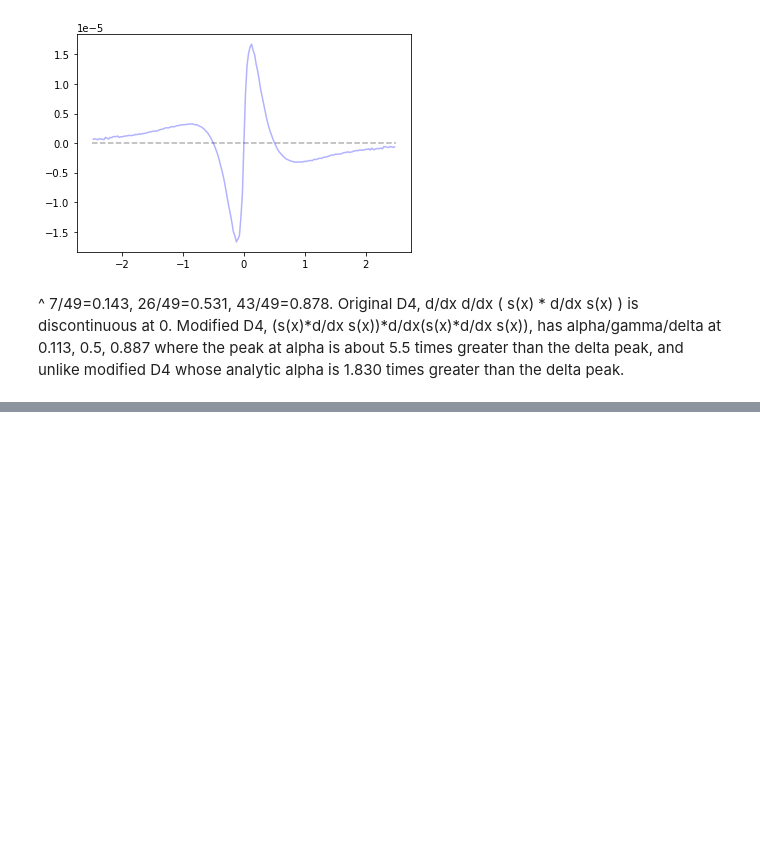
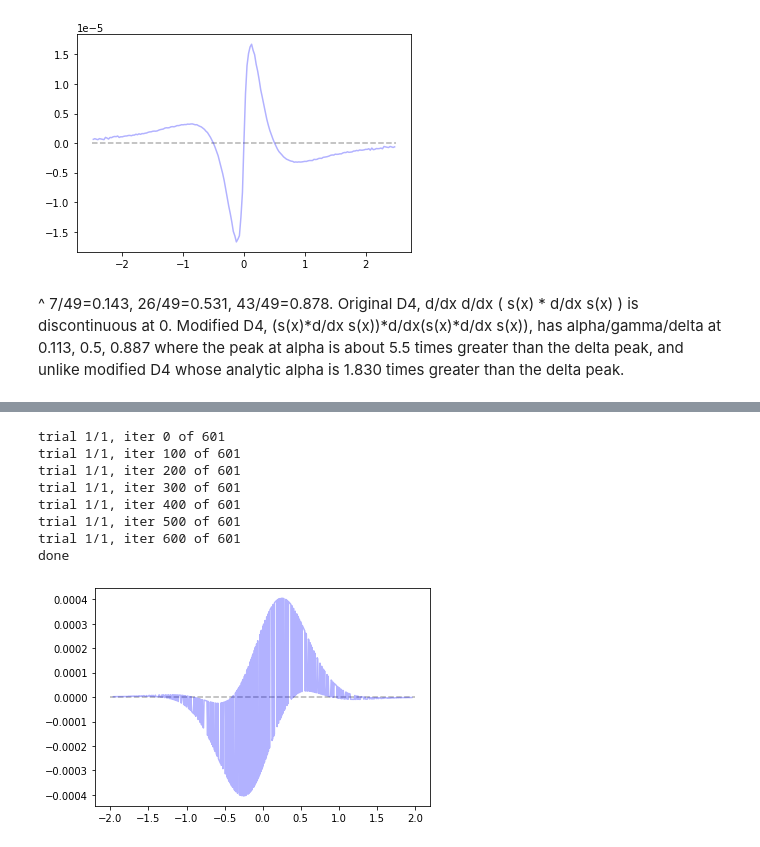
Before and after one commit to taoketao/activation-zones, a Jupyter notebook: noise-follows-D4-experiments/tf/noise-follows-D4-notebook.ipynb, the cells around one changed output, grey strips where cells are left out. Drawn from its saved outputs; the diff is of its cells as text; code cells hidden in the pictures; blank space fills up the shorter version.

```diff
--- a/noise-follows-D4-experiments/tf/noise-follows-D4-notebook.ipynb
+++ b/noise-follows-D4-experiments/tf/noise-follows-D4-notebook.ipynb
@@ -821,0 +877,24 @@ Modified D4, (s(x)*d/dx s(x))*d/dx(s(x)*d/dx s(x)), has alpha/gamma/delta at 0.1
+# %%
+Y_data = [-.6585*1.1,.6585*1.1]
+X_data = [ np.ones((1,)) for v in Y_data ]     # x_counter
+Weights, bounds = weights_range(-2,2,150)
+N_trials = 1
+normz=True
+Nonlinearity= ('tanh',  tanh )
+wtc=query_manual_model_wrapper(n_epochs=15, batchsize=1)
+
+for trial_counter in range(N_trials):
+    plt.plot(bounds,[0,0], '--', color=[0,0,0,0.3])
+    plt.plot([w[1] for w in wtc if w[0]==trial_counter],
+                 [w[2]+d2_tanh(w[1])*.04 for w in wtc if w[0]==trial_counter] ,
+                 color=[0, trial_counter/(N_trials), 1-trial_counter/(N_trials), 0.3])
+# %% [output]
+trial 1/1, iter 0 of 601
+trial 1/1, iter 100 of 601
+trial 1/1, iter 200 of 601
+trial 1/1, iter 300 of 601
+trial 1/1, iter 400 of 601
+trial 1/1, iter 500 of 601
+trial 1/1, iter 600 of 601
+done
+[figure, added]
```
Also changed, not shown: parts of 13 cells of this notebook, 3 other files.
